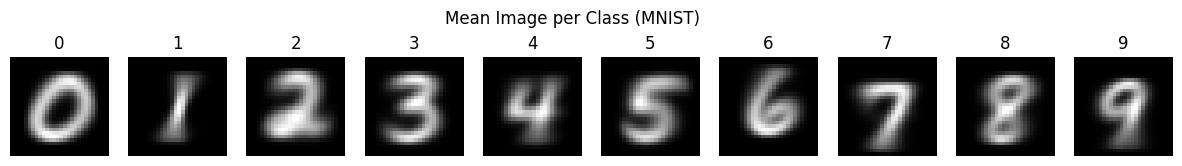
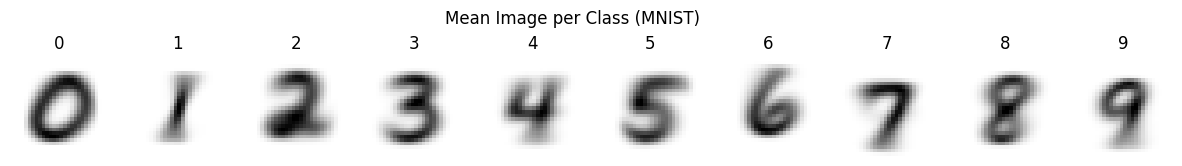
Code edit (unified diff) that turned the first committed figure into the second:
--- before
+++ after
@@ -2,5 +2,5 @@
 
 for digit in range(10):
-    axes[digit].imshow(class_means[digit], cmap='gray')
+    axes[digit].imshow(class_means[digit], cmap=mpl.cm.binary)
     axes[digit].set_title(str(digit))
     axes[digit].axis('off')

Commit: Pixel intensity histogram plotted